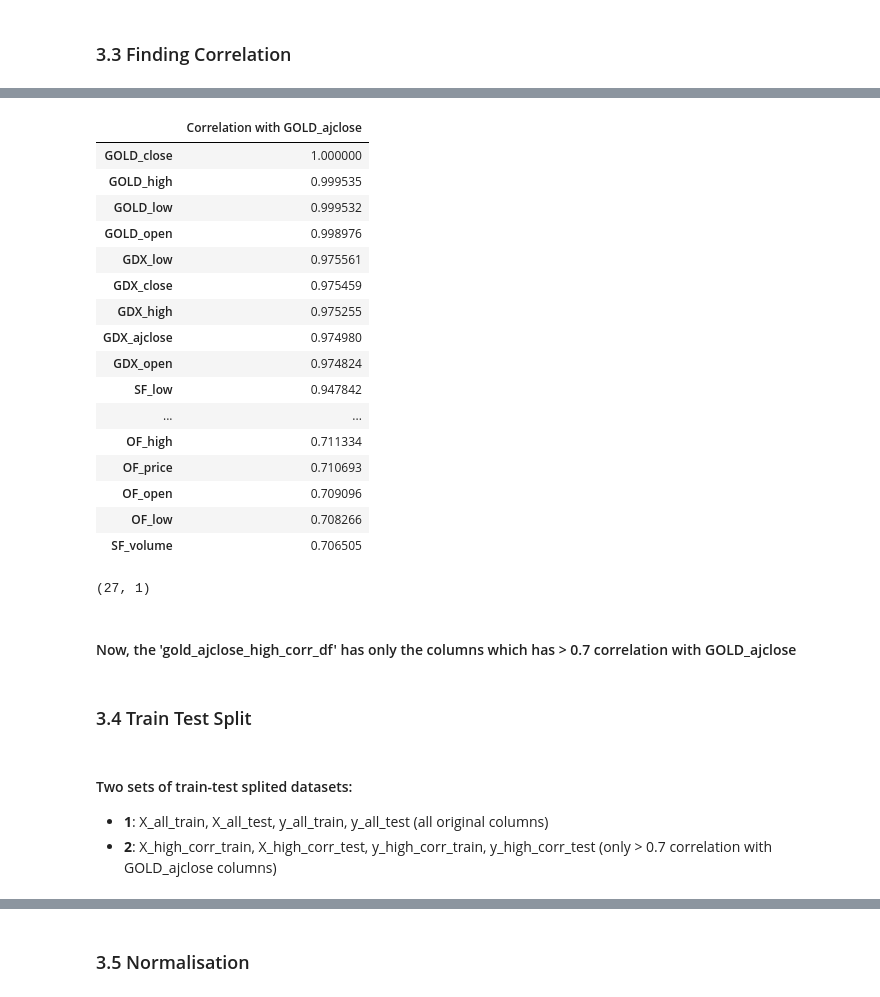
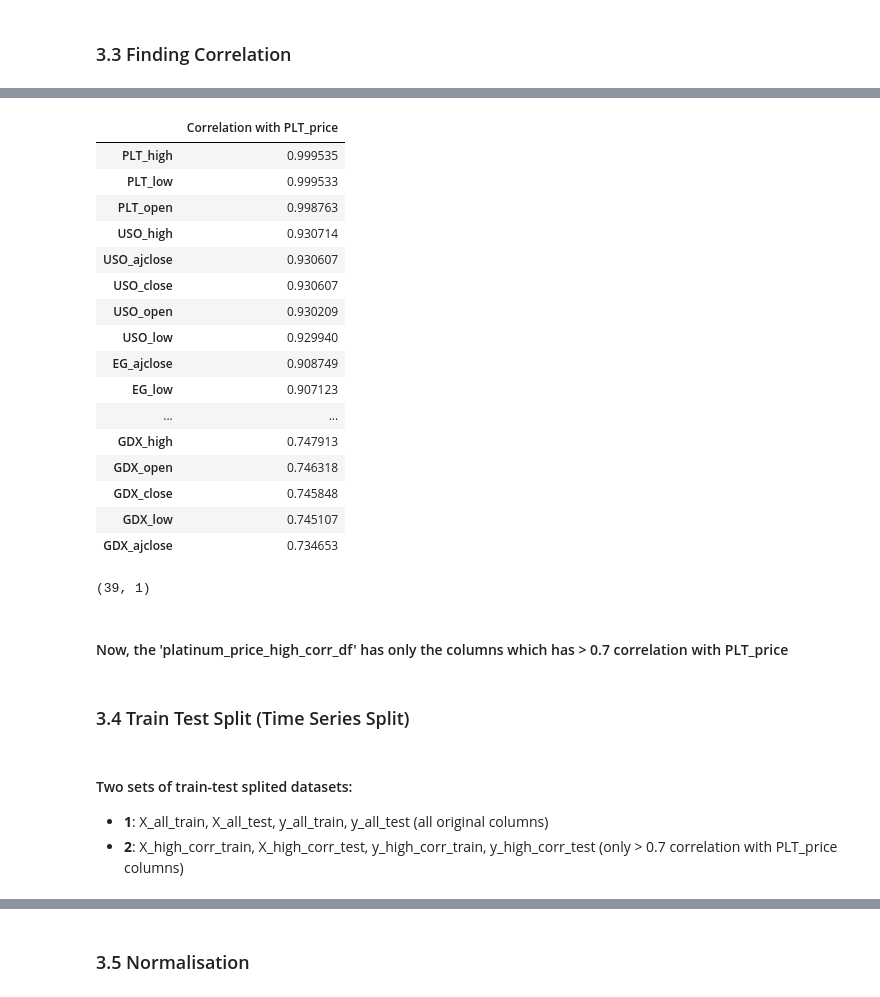
Before and after one commit to WickeyC/ds-assignment, a Jupyter notebook: Platinum Prediction.ipynb, the cells around one changed output, grey strips where cells are left out. Drawn from its saved outputs; the diff is of its cells as text; code cells hidden in the pictures.

```diff
--- a/Platinum Prediction.ipynb
+++ b/Platinum Prediction.ipynb
@@ -75,34 +87,34 @@ plt.show()
-# %%
-gold_ajclose_high_corr_df = gold_ajclose_corr_df[gold_ajclose_corr_df['Correlation with GOLD_ajclose'] > 0.7]
-
-gold_ajclose_high_corr_df
-# %% [output]
-|  | Correlation with GOLD_ajclose |
-| GOLD_close | 1.000000 |
-| GOLD_high | 0.999535 |
-| GOLD_low | 0.999532 |
-| GOLD_open | 0.998976 |
-| GDX_low | 0.975561 |
-| GDX_close | 0.975459 |
-| GDX_high | 0.975255 |
-| GDX_ajclose | 0.974980 |
-| GDX_open | 0.974824 |
-| SF_low | 0.947842 |
-| ... | ... |
-| OF_high | 0.711334 |
-| OF_price | 0.710693 |
-| OF_open | 0.709096 |
-| OF_low | 0.708266 |
-| SF_volume | 0.706505 |
+# %%
+platinum_price_high_corr_df = platinum_price_corr_df[platinum_price_corr_df['Correlation with PLT_price'] > 0.7]
+
+platinum_price_high_corr_df
+# %% [output]
+|  | Correlation with PLT_price |
+| PLT_high | 0.999535 |
+| PLT_low | 0.999533 |
+| PLT_open | 0.998763 |
+| USO_high | 0.930714 |
+| USO_ajclose | 0.930607 |
+| USO_close | 0.930607 |
+| USO_open | 0.930209 |
+| USO_low | 0.929940 |
+| EG_ajclose | 0.908749 |
+| EG_low | 0.907123 |
+| ... | ... |
+| GDX_high | 0.747913 |
+| GDX_open | 0.746318 |
+| GDX_close | 0.745848 |
+| GDX_low | 0.745107 |
+| GDX_ajclose | 0.734653 |
 # %%
-gold_ajclose_high_corr_df.shape
+platinum_price_high_corr_df.shape
 # %% [output]
-(27, 1)
+(39, 1)
 # %% [markdown]
-#### Now, the 'gold_ajclose_high_corr_df' has only the columns which has > 0.7 correlation with GOLD_ajclose
+#### Now, the 'platinum_price_high_corr_df' has only the columns which has > 0.7 correlation with PLT_price
 # %% [markdown]
-### 3.4 Train Test Split
+### 3.4 Train Test Split (Time Series Split)
 # %% [markdown]
 #### Two sets of train-test splited datasets:
 * **1**: X_all_train, X_all_test, y_all_train, y_all_test (all original columns)
-* **2**: X_high_corr_train, X_high_corr_test, y_high_corr_train, y_high_corr_test (only > 0.7 correlation with GOLD_ajclose columns)
+* **2**: X_high_corr_train, X_high_corr_test, y_high_corr_train, y_high_corr_test (only > 0.7 correlation with PLT_price columns)
```
Also changed, not shown: parts of 116 cells of this notebook, 1 other file.
